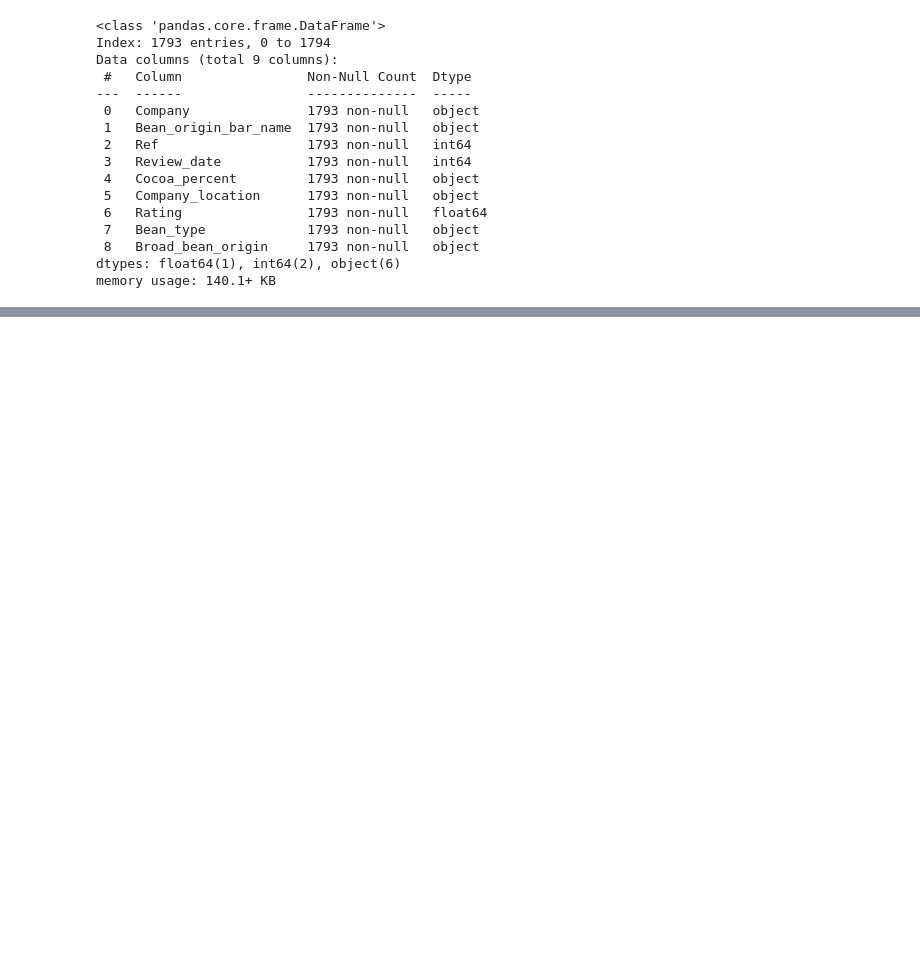
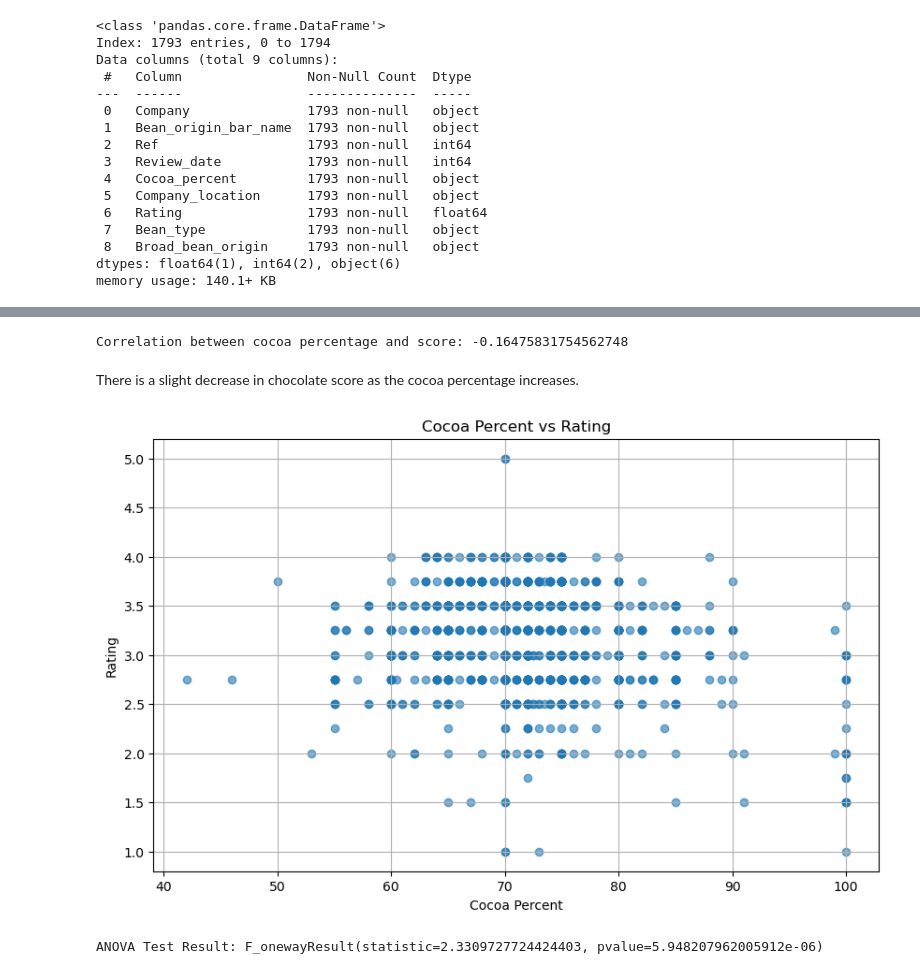
Before and after one commit to ElifSurucu/Chocolate-Evaluation-Guide, a Jupyter notebook: project_notebook.ipynb, the cells around one changed output, grey strips where cells are left out. Cells and saved outputs as stored; diff of their text form; code cells hidden in the pictures; blank space fills up the shorter version.

```diff
--- a/project_notebook.ipynb
+++ b/project_notebook.ipynb
@@ -183,0 +279,27 @@ chocolate_data.head()
+# %%
+#Cocoa Percentage and Quality Relationship (Correlation and Scatter Graph)
+correlation = chocolate_data['Cocoa_percent'].corr(chocolate_data['Rating'])
+print(f"Correlation between cocoa percentage and score: {correlation}")
+# %% [output]
+Correlation between cocoa percentage and score: -0.16475831754562748
+# %% [markdown]
+There is a slight decrease in chocolate score as the cocoa percentage increases.
+# %%
+# Scatter plot for Cocoa Percent vs Rating
+plt.figure(figsize=(10, 6))
+plt.scatter(chocolate_data['Cocoa_percent'], chocolate_data['Rating'], alpha=0.6)
+plt.title("Cocoa Percent vs Rating")
+plt.xlabel("Cocoa Percent")
+plt.ylabel("Rating")
+plt.grid(True)
+plt.show()
+# %% [output]
+[figure, added]
+# %%
+#Relationship between Core Type and Quality (Mean Score Comparison and ANOVA)
+
+bean_type_groups = [group['Rating'].values for name, group in chocolate_data.groupby('Bean_type')]
+anova_result = f_oneway(*bean_type_groups)
+print("ANOVA Test Result:", anova_result)
+# %% [output]
+ANOVA Test Result: F_onewayResult(statistic=2.3309727724424403, pvalue=5.948207962005912e-06)
```
Also changed, not shown: parts of 17 cells of this notebook.
